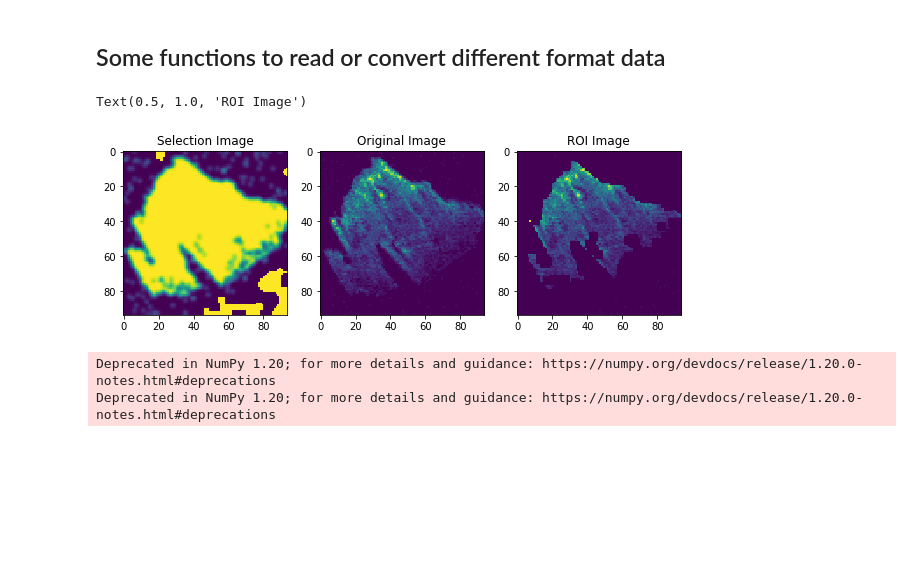
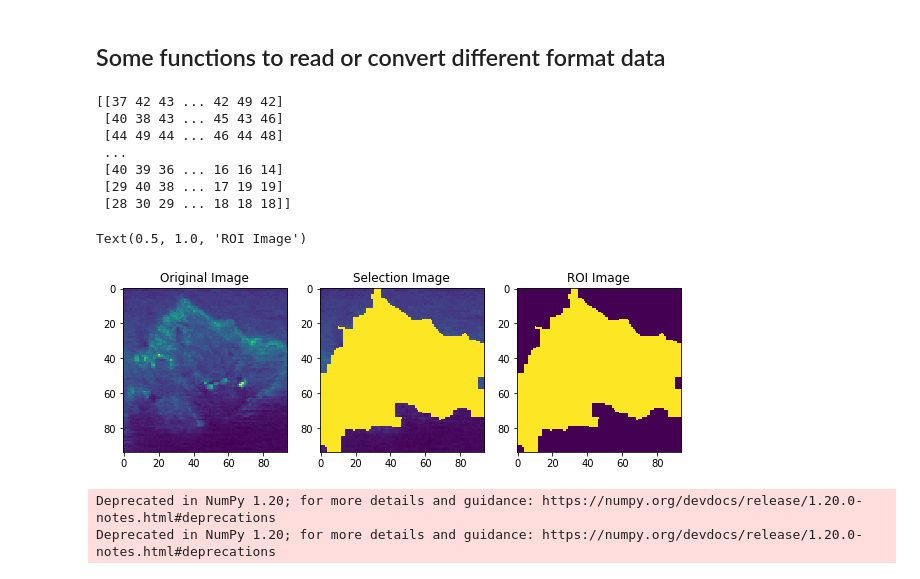
Before and after one commit to qiqiwmq/MSI, a Jupyter notebook: MSI_workflow.ipynb, the cells around one changed output. Saved outputs shown, nothing was run; the diff lists cells and outputs as text; code cells hidden in the pictures; blank space fills up the shorter version.

```diff
--- a/MSI_workflow.ipynb
+++ b/MSI_workflow.ipynb
@@ -367,48 +350,54 @@ def countsmatrix_to_h5(counts_mat, common_mz, dim_xy, outPath):
 # %%
-value = Predata.counts_mat[:,:,150]
-#img = np.zeros((Predata.counts_mat.shape[0], Predata.counts_mat.shape[1]))
+value = np.sum(Predata.counts_mat, axis=2)
+#value = Predata.counts_mat[:,:,150]
+
 img = np.array(value)
+img = np.array((img / np.max(img))*255)
+
 tmp_img = img
-img *= 255
 img = np.array(Image.fromarray(img).convert('L'))
-
-img = cv2.GaussianBlur(img, (5, 5), 0)
+print(img)
+#img = cv2.GaussianBlur(img, (5, 5), 0)
 
 kernel = np.ones((5,5))
 
 iterations = 10
 for i in range(iterations):
     edge = cv2.Canny(img, 10, 100)
     edge = np.array(edge)
     dilate = cv2.dilate(edge, kernel, iterations = 1)
     erosion = cv2.erode(dilate, kernel, iterations = 1)
 
     img1, contours, hierarchy=cv2.findContours(erosion,cv2.RETR_CCOMP,cv2.CHAIN_APPROX_NONE)
     image = cv2.drawContours(img, contours, 0, (255, 255, 255), -1)
-
+    break
 plt.figure(figsize=(10, 8))
-plt.subplot(131)
+plt.subplot(132)
 plt.imshow(img)
 plt.title("Selection Image")
 
 res_img = np.zeros((img.shape[0], img.shape[1]))
 for i in range(img.shape[0]):
     for j in range(img.shape[1]):
         if img[i][j] == 255:
-            #res_img[i][j][0] = tmp_img[i][j][0]
-            #res_img[i][j][1] = tmp_img[i][j][0]
-            #res_img[i][j][2] = tmp_img[i][j][0]
-            res_img[i][j] = tmp_img[i][j]
-plt.subplot(132)
+            res_img[i][j] = 155#tmp_img[i][j]
+plt.subplot(131)
 plt.imshow(tmp_img)
 plt.title("Original Image")
 
 plt.subplot(133)
 plt.imshow(res_img)
 plt.title("ROI Image")
 # %% [output]
-Text(0.5, 1.0, 'ROI Image')
+[[37 42 43 ... 42 49 42]
+ [40 38 43 ... 45 43 46]
+ [44 49 44 ... 46 44 48]
+ ...
+ [40 39 36 ... 16 16 14]
+ [29 40 38 ... 17 19 19]
+ [28 30 29 ... 18 18 18]]
+Text(0.5, 1.0, 'ROI Image')
-[figure, old version]
+[figure, new version]
 # %%
 if __name__ == "__main__":
     # Local Paths
```
Also changed, not shown: parts of 3 cells of this notebook.
